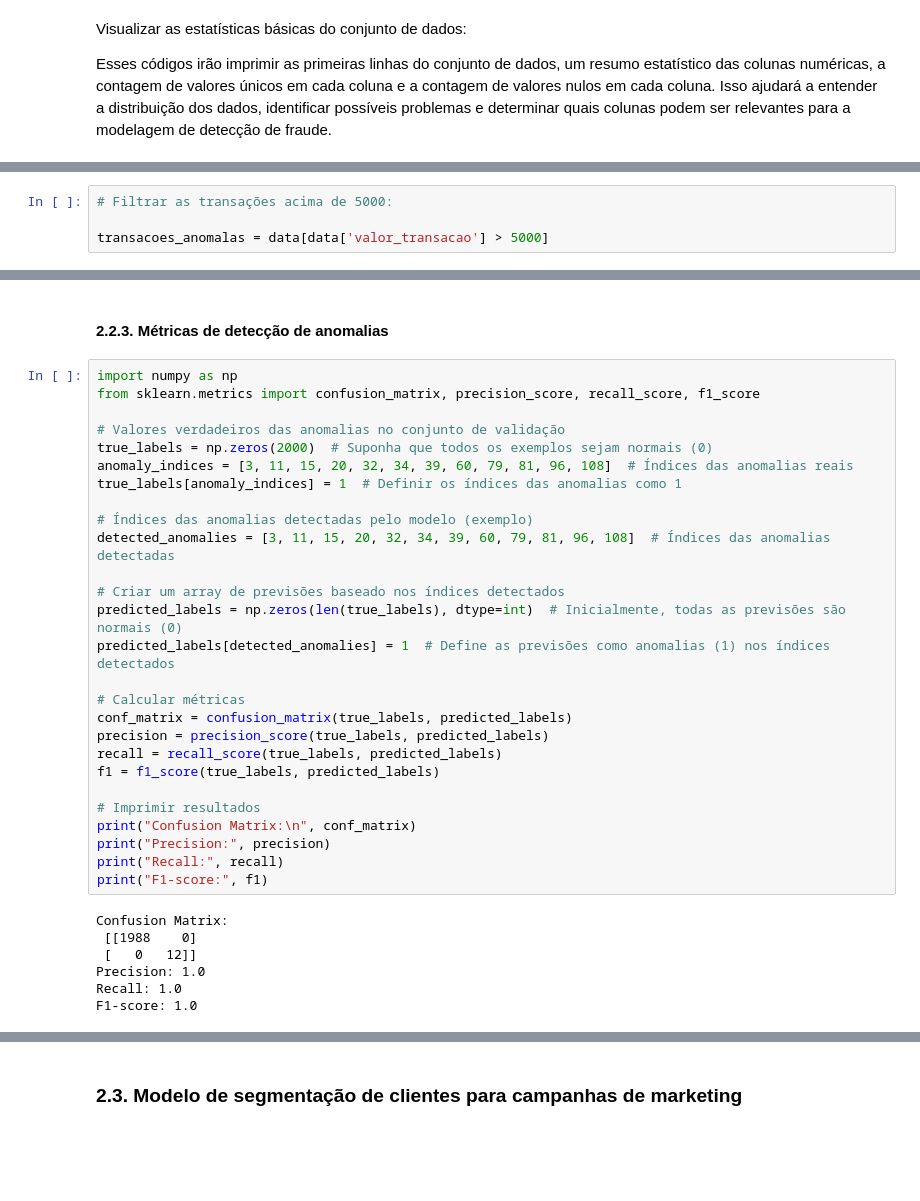
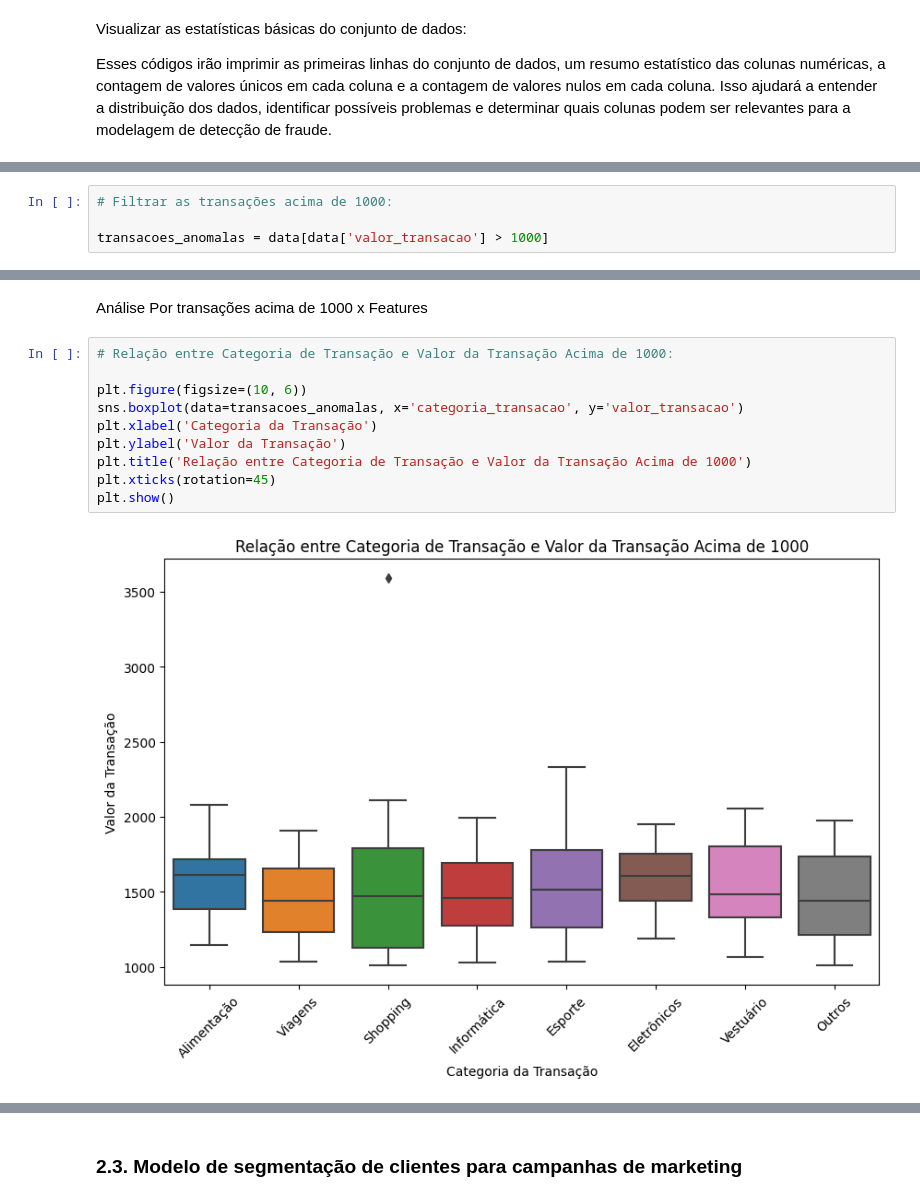
Before and after one commit to CeLo93/ML_analise_preditiva_de_fraudes_e_marketing, a Jupyter notebook: Prediction_DadosFera.ipynb, the cells around one changed output, grey strips where cells are left out. Saved outputs shown, nothing was run; the diff lists cells and outputs as text; blank space fills up the shorter version.

```diff
--- a/Prediction_DadosFera.ipynb
+++ b/Prediction_DadosFera.ipynb
@@ -627,7 +693,7 @@ As transações normais estão no intervalo de 1 à 4500. A cada transação, te
 # %%
-# Filtrar as transações acima de 5000:
+# Filtrar as transações acima de 1000:
 
-transacoes_anomalas = data[data['valor_transacao'] > 5000]
+transacoes_anomalas = data[data['valor_transacao'] > 1000]
 # %%
 # Realizar uma análise descritiva das transações acima de 5000:
 analise_descritiva = transacoes_anomalas.describe()
@@ -813,36 +731,14 @@ Anomaly Indices: [    3    11    15    20    32    34    39    60    79    81
-# %% [markdown]
-#### 2.2.3. Métricas de detecção de anomalias
-# %%
-import numpy as np
-from sklearn.metrics import confusion_matrix, precision_score, recall_score, f1_score
-
-# Valores verdadeiros das anomalias no conjunto de validação
-true_labels = np.zeros(2000)  # Suponha que todos os exemplos sejam normais (0)
-anomaly_indices = [3, 11, 15, 20, 32, 34, 39, 60, 79, 81, 96, 108]  # Índices das anomalias reais
-true_labels[anomaly_indices] = 1  # Definir os índices das anomalias como 1
-
-# Índices das anomalias detectadas pelo modelo (exemplo)
-detected_anomalies = [3, 11, 15, 20, 32, 34, 39, 60, 79, 81, 96, 108]  # Índices das anomalias detectadas
-
-# Criar um array de previsões baseado nos índices detectados
-predicted_labels = np.zeros(len(true_labels), dtype=int)  # Inicialmente, todas as previsões são normais (0)
-predicted_labels[detected_anomalies] = 1  # Define as previsões como anomalias (1) nos índices detectados
-
-# Calcular métricas
-conf_matrix = confusion_matrix(true_labels, predicted_labels)
-precision = precision_score(true_labels, predicted_labels)
-recall = recall_score(true_labels, predicted_labels)
-f1 = f1_score(true_labels, predicted_labels)
-
-# Imprimir resultados
-print("Confusion Matrix:\n", conf_matrix)
-print("Precision:", precision)
-print("Recall:", recall)
-print("F1-score:", f1)
-# %% [output]
-Confusion Matrix:
- [[1988    0]
- [   0   12]]
-Precision: 1.0
-Recall: 1.0
-F1-score: 1.0
+# %% [markdown]
+Análise Por transações acima de 1000 x Features
+# %%
+# Relação entre Categoria de Transação e Valor da Transação Acima de 1000:
+
+plt.figure(figsize=(10, 6))
+sns.boxplot(data=transacoes_anomalas, x='categoria_transacao', y='valor_transacao')
+plt.xlabel('Categoria da Transação')
+plt.ylabel('Valor da Transação')
+plt.title('Relação entre Categoria de Transação e Valor da Transação Acima de 1000')
+plt.xticks(rotation=45)
+plt.show()
+# %% [output]
+[figure, added]
```
Also changed, not shown: parts of 62 cells of this notebook.
